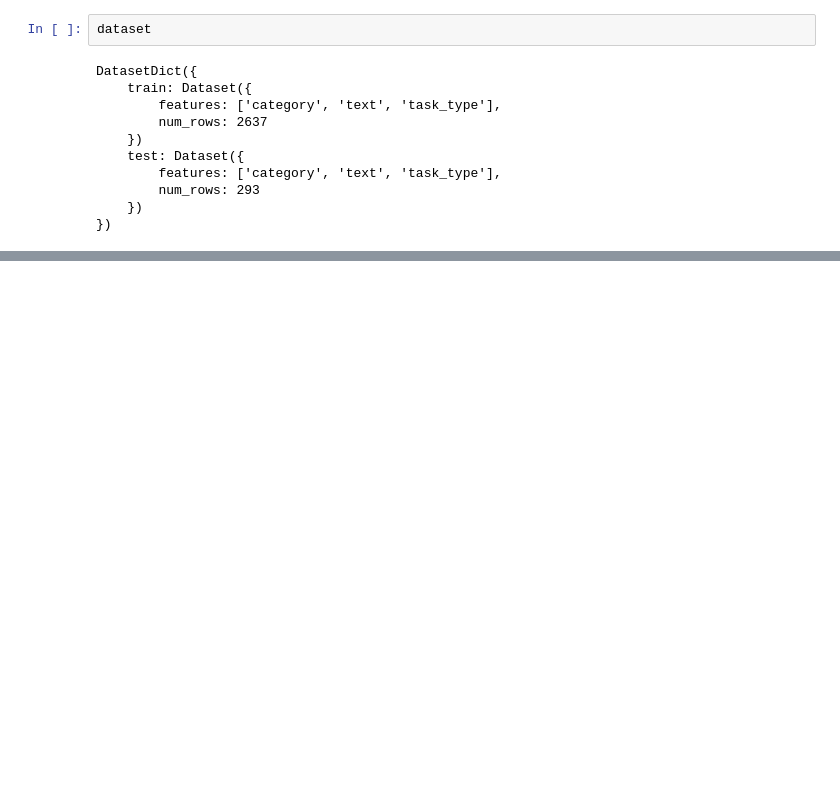
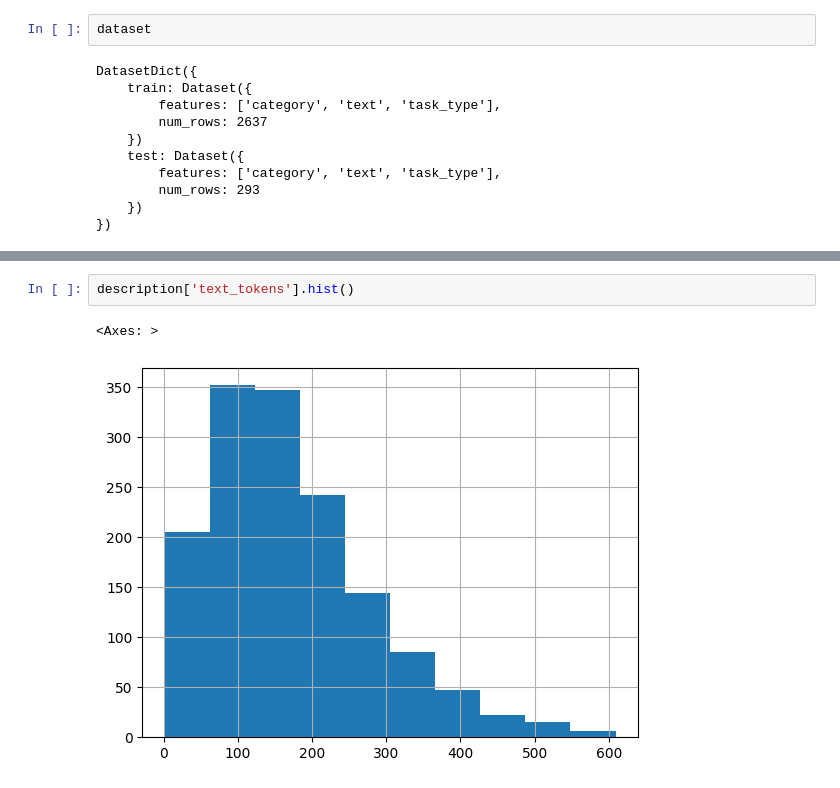
Before and after one commit to CharlesRMcCullough/Fine_Tune_Phi2_with_Amazon_description_data, a Jupyter notebook: ph2_CustomData.ipynb, the cells around one changed output, grey strips where cells are left out. Drawn from its saved outputs; the diff is of its cells as text; blank space fills up the shorter version.

```diff
--- a/ph2_CustomData.ipynb
+++ b/ph2_CustomData.ipynb
@@ -91,0 +104,5 @@ dataset['test'][3]
+# %%
+description['text_tokens'].hist()
+# %% [output]
+<Axes: >
+[figure, added]
```
Also changed, not shown: parts of 5 cells of this notebook.
